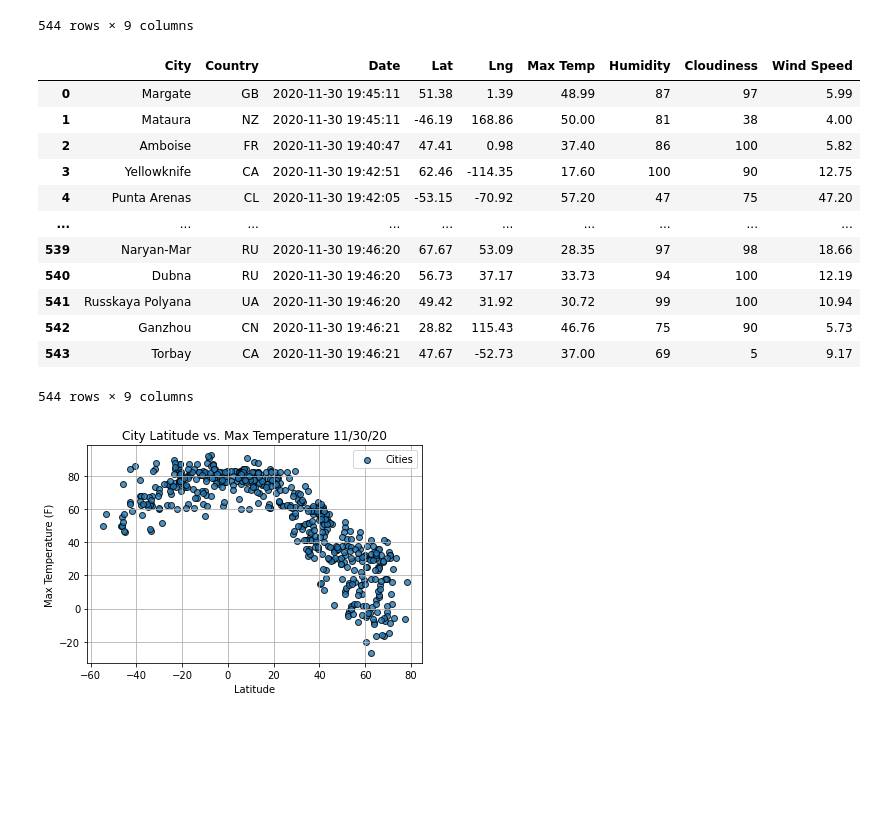
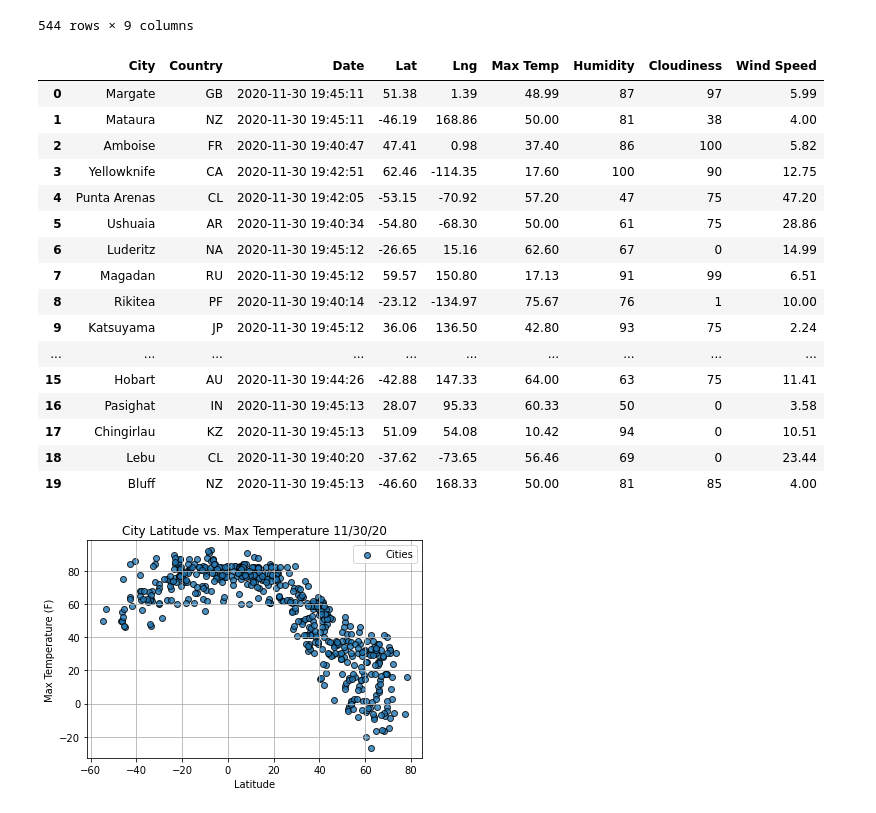
Before and after one commit to VinuthaBS/World_Weather_Analysis, a Jupyter notebook: WeatherPy.ipynb, the cells around one changed output. Cells and saved outputs as stored; diff of their text form; code cells hidden in the pictures; blank space fills up the shorter version.

```diff
--- a/WeatherPy.ipynb
+++ b/WeatherPy.ipynb
@@ -149,21 +149,25 @@ city_data_df
 new_column_order = ['City', 'Country', 'Date', 'Lat', 'Lng', 'Max Temp', 'Humidity', 'Cloudiness', 'Wind Speed']
 # %%
 city_data_df = city_data_df[new_column_order]
-city_data_df
+city_data_df.head(20)
 # %% [output]
 |  | City | Country | Date | Lat | Lng | Max Temp | Humidity | Cloudiness | Wind Speed |
 | 0 | Margate | GB | 2020-11-30 19:45:11 | 51.38 | 1.39 | 48.99 | 87 | 97 | 5.99 |
 | 1 | Mataura | NZ | 2020-11-30 19:45:11 | -46.19 | 168.86 | 50.00 | 81 | 38 | 4.00 |
 | 2 | Amboise | FR | 2020-11-30 19:40:47 | 47.41 | 0.98 | 37.40 | 86 | 100 | 5.82 |
 | 3 | Yellowknife | CA | 2020-11-30 19:42:51 | 62.46 | -114.35 | 17.60 | 100 | 90 | 12.75 |
 | 4 | Punta Arenas | CL | 2020-11-30 19:42:05 | -53.15 | -70.92 | 57.20 | 47 | 75 | 47.20 |
+| 5 | Ushuaia | AR | 2020-11-30 19:40:34 | -54.80 | -68.30 | 50.00 | 61 | 75 | 28.86 |
+| 6 | Luderitz | NA | 2020-11-30 19:45:12 | -26.65 | 15.16 | 62.60 | 67 | 0 | 14.99 |
+| 7 | Magadan | RU | 2020-11-30 19:45:12 | 59.57 | 150.80 | 17.13 | 91 | 99 | 6.51 |
+| 8 | Rikitea | PF | 2020-11-30 19:40:14 | -23.12 | -134.97 | 75.67 | 76 | 1 | 10.00 |
+| 9 | Katsuyama | JP | 2020-11-30 19:45:12 | 36.06 | 136.50 | 42.80 | 93 | 75 | 2.24 |
 | ... | ... | ... | ... | ... | ... | ... | ... | ... | ... |
-| 539 | Naryan-Mar | RU | 2020-11-30 19:46:20 | 67.67 | 53.09 | 28.35 | 97 | 98 | 18.66 |
-| 540 | Dubna | RU | 2020-11-30 19:46:20 | 56.73 | 37.17 | 33.73 | 94 | 100 | 12.19 |
-| 541 | Russkaya Polyana | UA | 2020-11-30 19:46:20 | 49.42 | 31.92 | 30.72 | 99 | 100 | 10.94 |
-| 542 | Ganzhou | CN | 2020-11-30 19:46:21 | 28.82 | 115.43 | 46.76 | 75 | 90 | 5.73 |
-| 543 | Torbay | CA | 2020-11-30 19:46:21 | 47.67 | -52.73 | 37.00 | 69 | 5 | 9.17 |
+| 15 | Hobart | AU | 2020-11-30 19:44:26 | -42.88 | 147.33 | 64.00 | 63 | 75 | 11.41 |
+| 16 | Pasighat | IN | 2020-11-30 19:45:13 | 28.07 | 95.33 | 60.33 | 50 | 0 | 3.58 |
+| 17 | Chingirlau | KZ | 2020-11-30 19:45:13 | 51.09 | 54.08 | 10.42 | 94 | 0 | 10.51 |
+| 18 | Lebu | CL | 2020-11-30 19:40:20 | -37.62 | -73.65 | 56.46 | 69 | 0 | 23.44 |
+| 19 | Bluff | NZ | 2020-11-30 19:45:13 | -46.60 | 168.33 | 50.00 | 81 | 85 | 4.00 |
-544 rows × 9 columns
 # %%
 # Create the output file (CSV).
 output_data_file = "weather_data/cities.csv"
```
Also changed, not shown: parts of 10 cells of this notebook.
